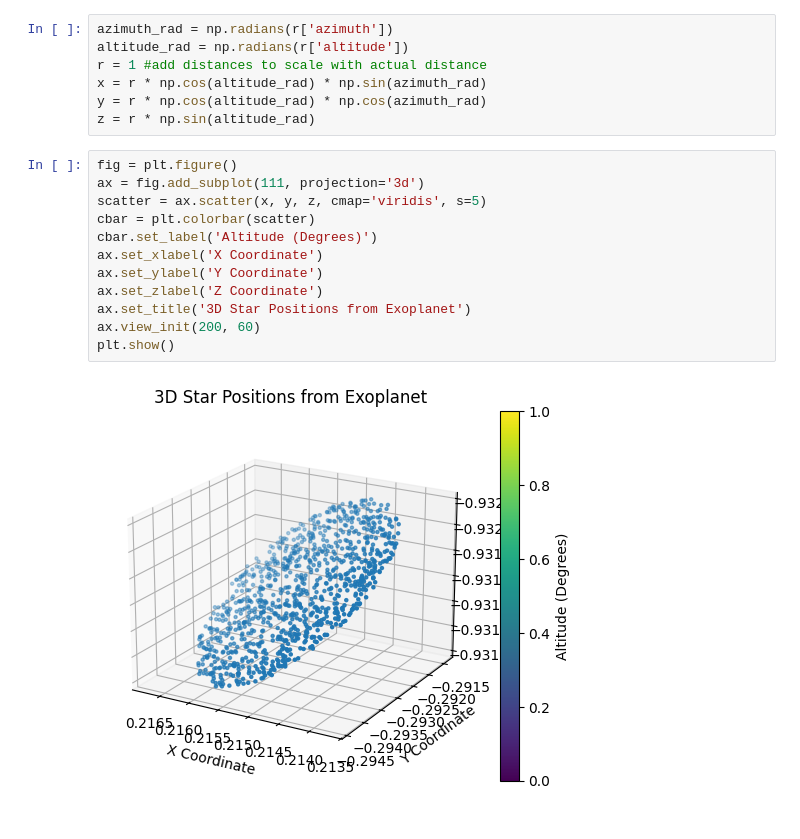
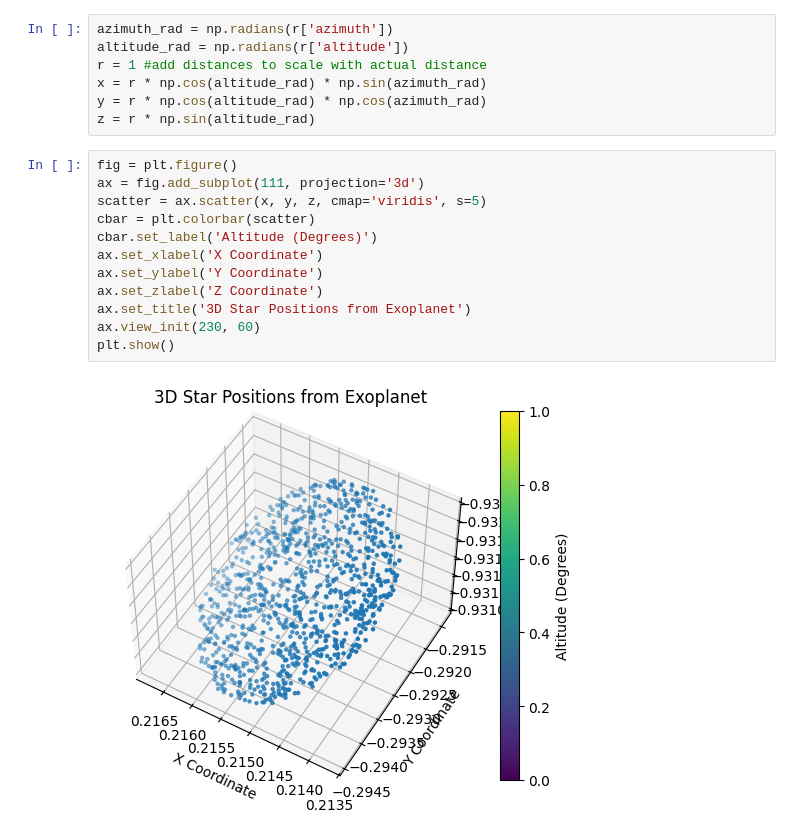
Before and after one commit to waffles-codes/NasaExoSkyChallengeFork, a Jupyter notebook: 3d_plot.ipynb, the cells around one changed output. Cells and saved outputs as stored; diff of their text form.

Commit message:
minor changes to 3d plot

```diff
--- a/3d_plot.ipynb
+++ b/3d_plot.ipynb
@@ -35,14 +36,14 @@ z = r * np.sin(altitude_rad)
 # %%
 fig = plt.figure()
 ax = fig.add_subplot(111, projection='3d')
 scatter = ax.scatter(x, y, z, cmap='viridis', s=5)
 cbar = plt.colorbar(scatter)
 cbar.set_label('Altitude (Degrees)')
 ax.set_xlabel('X Coordinate')
 ax.set_ylabel('Y Coordinate')
 ax.set_zlabel('Z Coordinate')
 ax.set_title('3D Star Positions from Exoplanet')
-ax.view_init(200, 60)
+ax.view_init(230, 60)
 plt.show()
 # %% [output]
-[figure, old version]
+[figure, new version]
```
Also changed, not shown: parts of 2 cells of this notebook.
